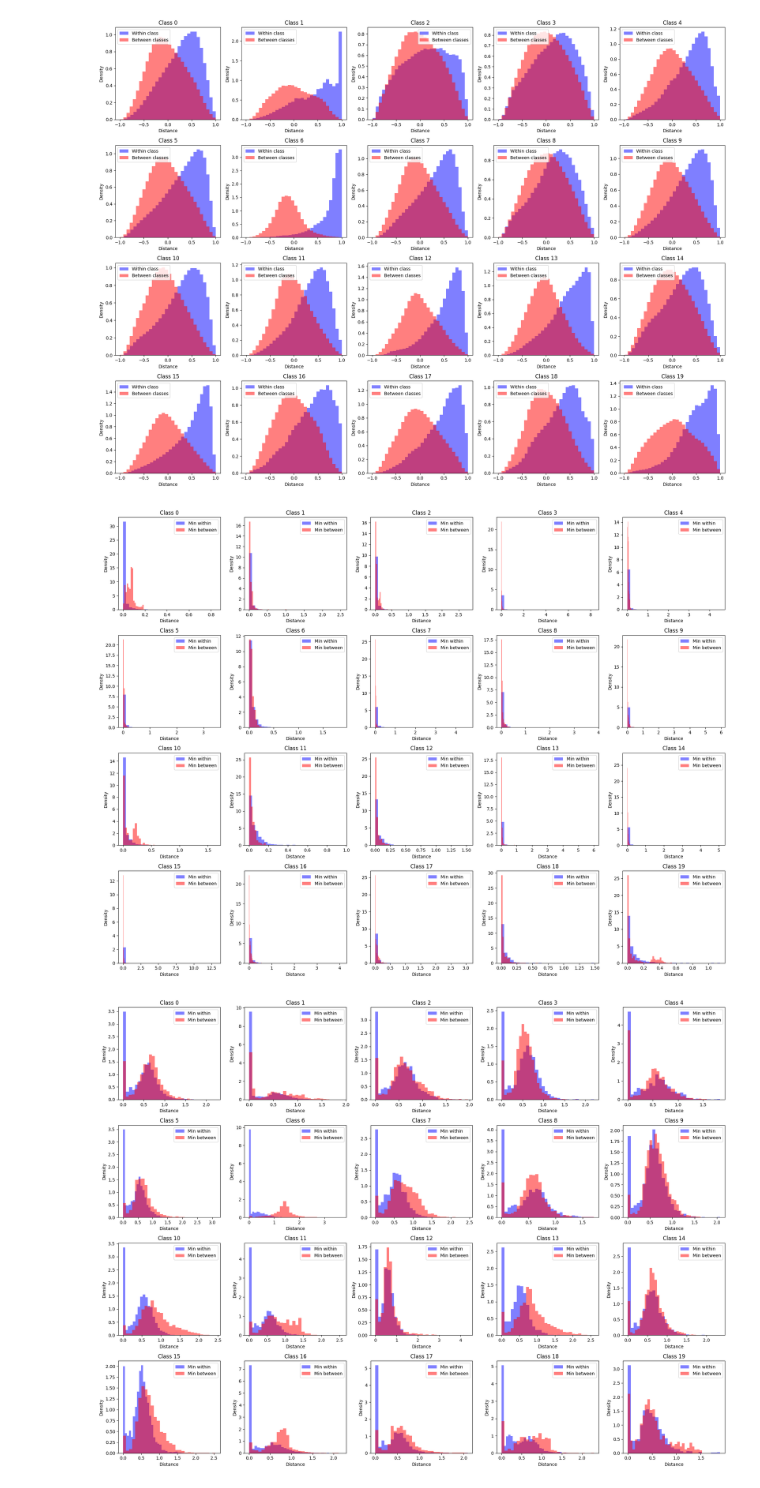
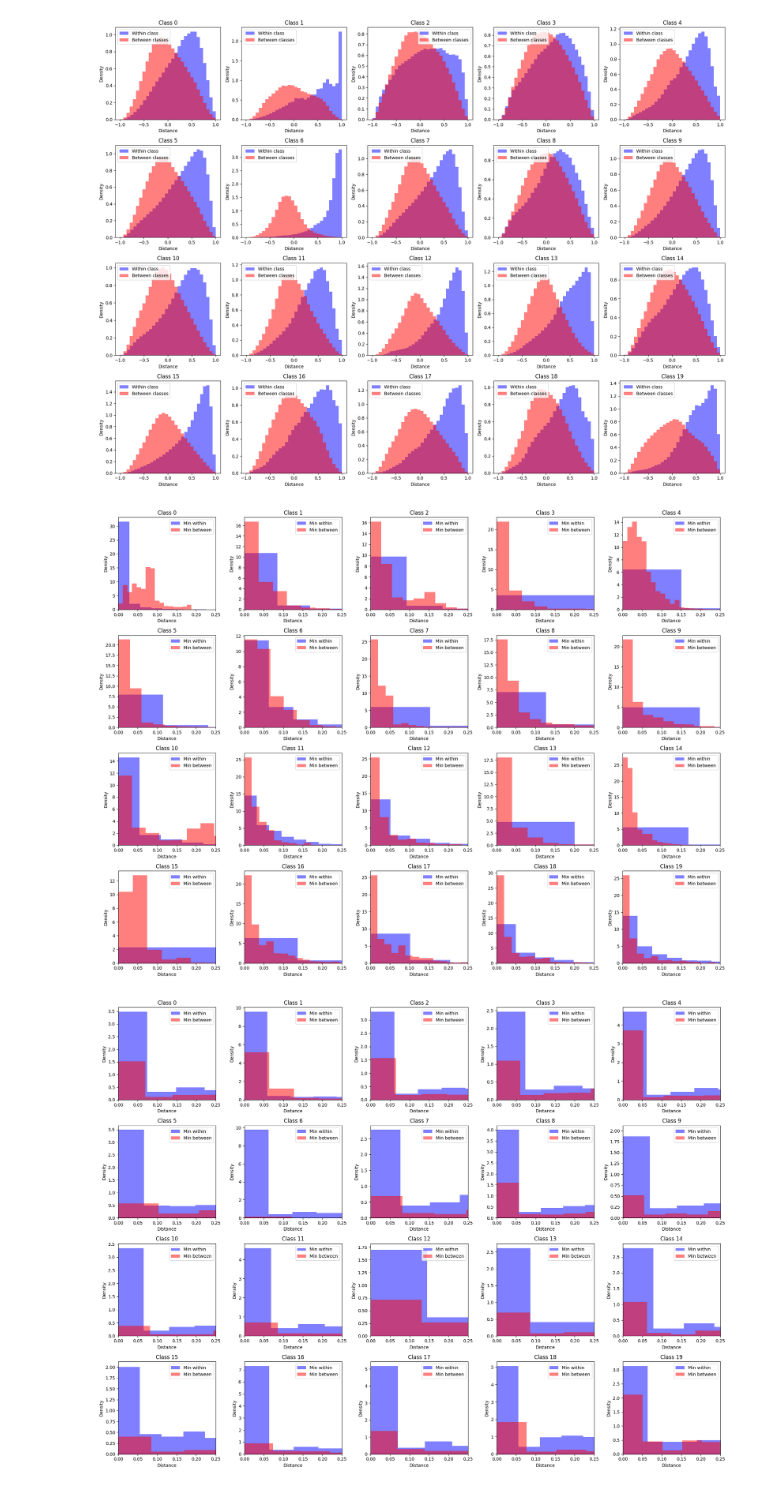
Before and after one commit to elliev7/partiii_research_project, a Jupyter notebook: fingerprinting/histograms.ipynb, the cells around one changed output. Saved outputs shown, nothing was run; the diff lists cells and outputs as text; code cells hidden in the pictures.

```diff
--- a/fingerprinting/histograms.ipynb
+++ b/fingerprinting/histograms.ipynb
@@ -281,7 +281,7 @@ min_between_embeddings_cosine = find_min_between(distances_between_embeddings_co
 max_within_embeddings_cosine_similarity = find_max_within(similarity_within_embeddings_cosine)
 max_between_embeddings_cosine_similarity = find_max_between(similarity_between_embeddings_cosine)
 # %%
-def plot_min_histograms(min_within, min_between):
+def plot_min_histograms(min_within, min_between, xlim):
     fig, axes = plt.subplots(4, 5, figsize=(20, 15))
     axes = axes.flatten()
 
@@ -295,13 +295,14 @@ def plot_min_histograms(min_within, min_between):
         ax.set_title(f'Class {label}')
         ax.set_xlabel('Distance')
         ax.set_ylabel('Density')
+        ax.set_xlim(0, xlim)
         ax.legend()
 
     plt.tight_layout()
     plt.show()
 
 
-def plot_max_histograms(max_within, max_between):
+def plot_max_histograms(max_within, max_between, xlim):
     fig, axes = plt.subplots(4, 5, figsize=(20, 15))
     axes = axes.flatten()
 
@@ -314,16 +315,17 @@ def plot_max_histograms(max_within, max_between):
         ax.set_title(f'Class {label}')
         ax.set_xlabel('Distance')
         ax.set_ylabel('Density')
+        ax.set_xlim(xlim, 1)
         ax.legend()
 
     plt.tight_layout()
     plt.show()
 # %%
-plot_min_histograms(min_within_baseline, min_between_baseline)
+plot_min_histograms(min_within_baseline, min_between_baseline, xlim=0.25)
 # %% [output]
-[figure, old version]
+[figure, new version]
 # %%
-plot_min_histograms(min_within_embeddings, min_between_embeddings)
+plot_min_histograms(min_within_embeddings, min_between_embeddings, xlim=0.25)
 # %% [output]
-[figure, old version]
+[figure, new version]
 # %%
```
Also changed, not shown: parts of 2 cells of this notebook.
